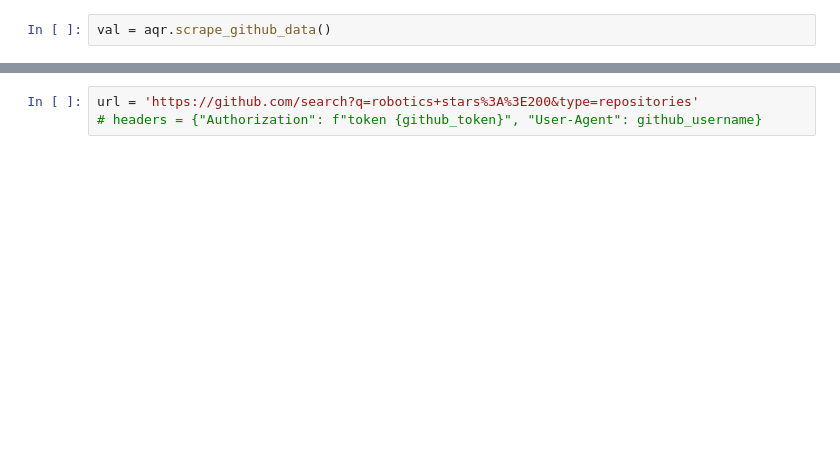
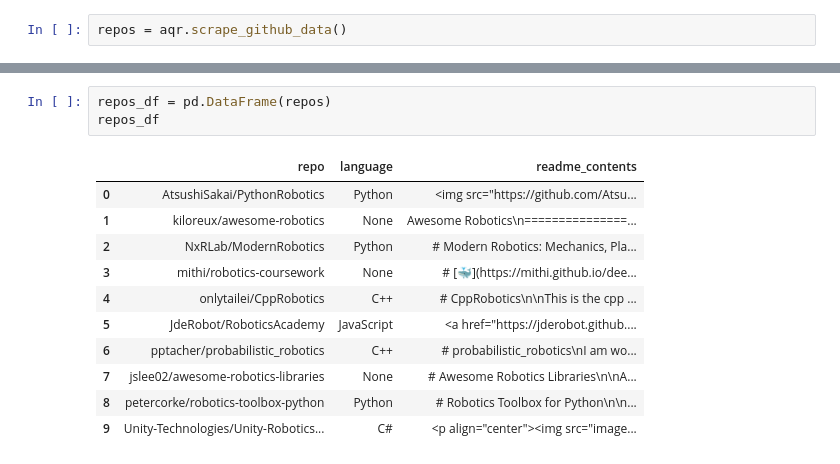
Before and after one commit to Marc-Aradillas/github_nlp_project, a Jupyter notebook: acquire.ipynb, the cells around one changed output, grey strips where cells are left out. Saved outputs shown, nothing was run; the diff lists cells and outputs as text; blank space fills up the shorter version.

```diff
--- a/acquire.ipynb
+++ b/acquire.ipynb
@@ -8,3 +13,3 @@ import acquire as aqr
 # %%
-val = aqr.scrape_github_data()
+repos = aqr.scrape_github_data()
 # %%
@@ -27,6 +32,18 @@ val
  {'repo': 'Unity-Technologies/Unity-Robotics-Hub',
   'language': 'C#',
   'readme_contents': '<p align="center"><img src="images/warehouse.gif"/></p>\n\n# Unity Robotics Hub\n\n<!-- [![Version](https://img.shields.io/github/v/tag/Unity-Technologies/Unity-Robotics-Hub)](ht ...
-# %%
-url = 'https://github.com/search?q=robotics+stars%3A%3E200&type=repositories'
-# headers = {"Authorization": f"token {github_token}", "User-Agent": github_username}
+# %%
+repos_df = pd.DataFrame(repos)
+repos_df
+# %% [output]
+|  | repo | language | readme_contents |
+| 0 | AtsushiSakai/PythonRobotics | Python | <img src="https://github.com/Atsu... |
+| 1 | kiloreux/awesome-robotics | None | Awesome Robotics\n===============... |
+| 2 | NxRLab/ModernRobotics | Python | # Modern Robotics: Mechanics, Pla... |
+| 3 | mithi/robotics-coursework | None | # [🐳](https://mithi.github.io/dee... |
+| 4 | onlytailei/CppRobotics | C++ | # CppRobotics\n\nThis is the cpp ... |
+| 5 | JdeRobot/RoboticsAcademy | JavaScript | <a href="https://jderobot.github.... |
+| 6 | pptacher/probabilistic_robotics | C++ | # probabilistic_robotics\nI am wo... |
+| 7 | jslee02/awesome-robotics-libraries | None | # Awesome Robotics Libraries\n\nA... |
+| 8 | petercorke/robotics-toolbox-python | Python | # Robotics Toolbox for Python\n\n... |
+| 9 | Unity-Technologies/Unity-Robotics... | C# | <p align="center"><img src="image... |
```
Also changed, not shown: parts of 3 cells of this notebook, 2 other files.
